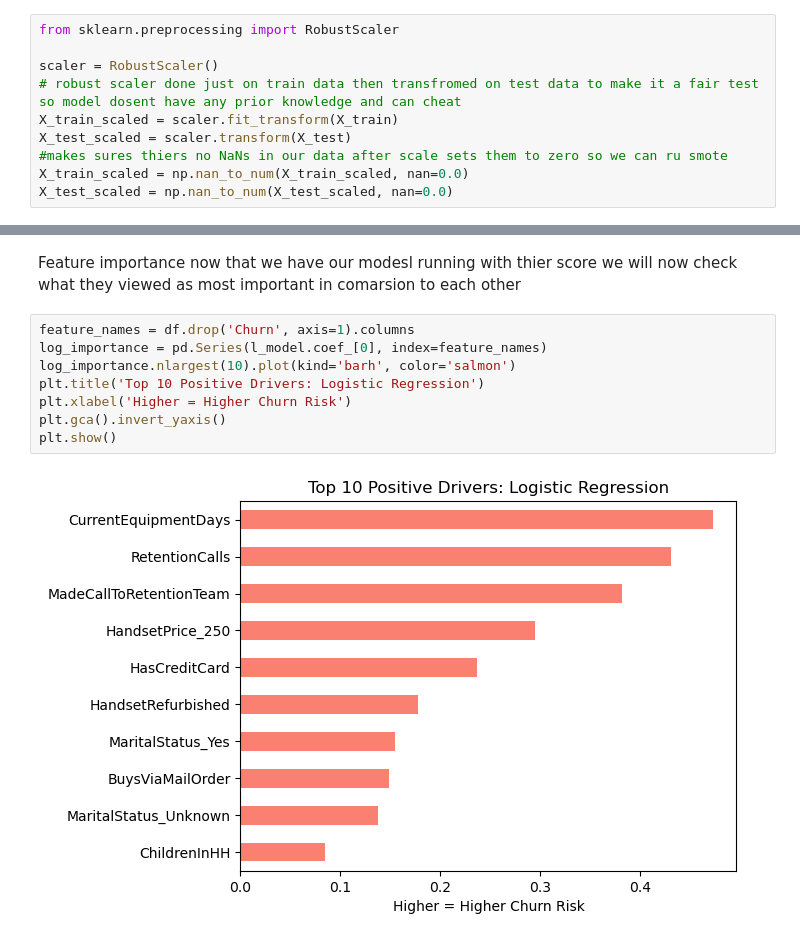
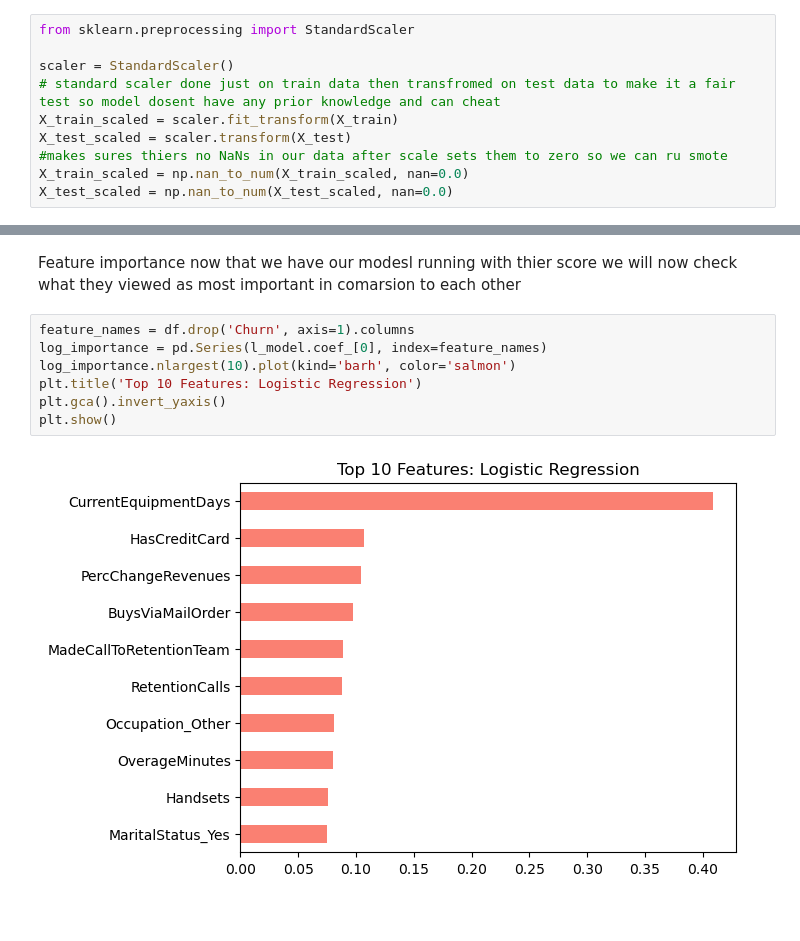
Before and after one commit to krm56/Predicting-customer-churn-using-neural-networks, a Jupyter notebook: Pproject.ipynb, the cells around one changed output, grey strips where cells are left out. Cells and saved outputs as stored; diff of their text form; blank space fills up the shorter version.

Commit message:
rerun project changes robust to standard scalar

```diff
--- a/Pproject.ipynb
+++ b/Pproject.ipynb
@@ -343,10 +343,10 @@ X_train, X_test, Y_train, Y_test = train_test_split(X_main, Y_main, test_size=0.
 # %% [markdown]
 now we need to use robust scalr as for some of our model the ann and linear regression in particular will view certain features as more important due to ahveing more data which is innacurate and unfair test so we need to robust scalar
 # %%
-from sklearn.preprocessing import RobustScaler
+from sklearn.preprocessing import StandardScaler
 
-scaler = RobustScaler()
-# robust scaler done just on train data then transfromed on test data to make it a fair test so model dosent have any prior knowledge and can cheat
+scaler = StandardScaler()
+# standard scaler done just on train data then transfromed on test data to make it a fair test so model dosent have any prior knowledge and can cheat
 X_train_scaled = scaler.fit_transform(X_train)
 X_test_scaled = scaler.transform(X_test)
 #makes sures thiers no NaNs in our data after scale sets them to zero so we can ru smote
@@ -839,13 +839,12 @@ Feature importance now that we have our modesl running with thier score we will
 # %%
 feature_names = df.drop('Churn', axis=1).columns
 log_importance = pd.Series(l_model.coef_[0], index=feature_names)
 log_importance.nlargest(10).plot(kind='barh', color='salmon')
-plt.title('Top 10 Positive Drivers: Logistic Regression')
-plt.xlabel('Higher = Higher Churn Risk')
+plt.title('Top 10 Features: Logistic Regression')
 plt.gca().invert_yaxis()
 plt.show()
 # %% [output]
-[figure, old version]
+[figure, new version]
 # %%
 
 def plot_tree_importance(model, model_name, color):
```
Also changed, not shown: parts of 6 cells of this notebook, 37 other files.
